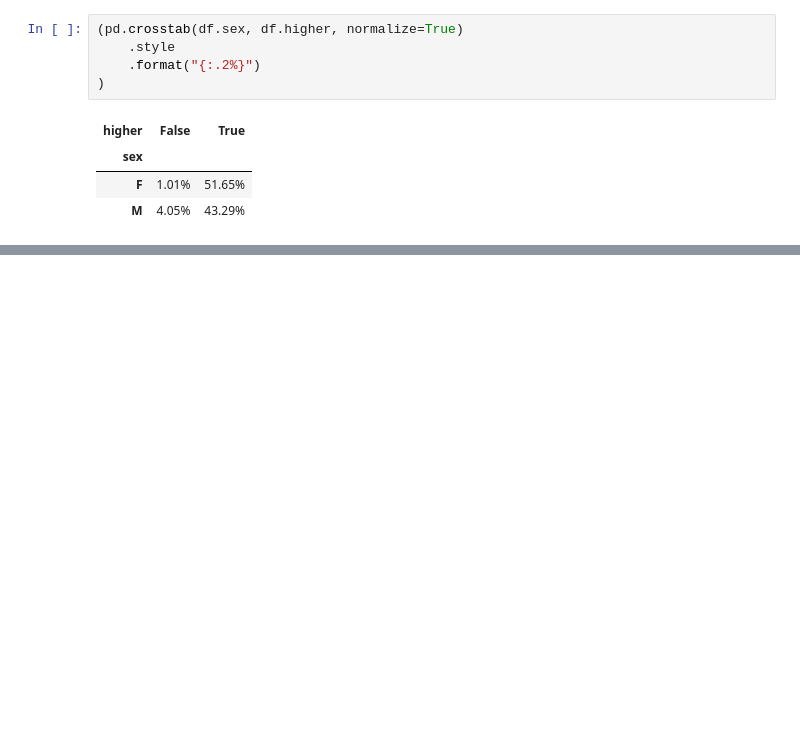
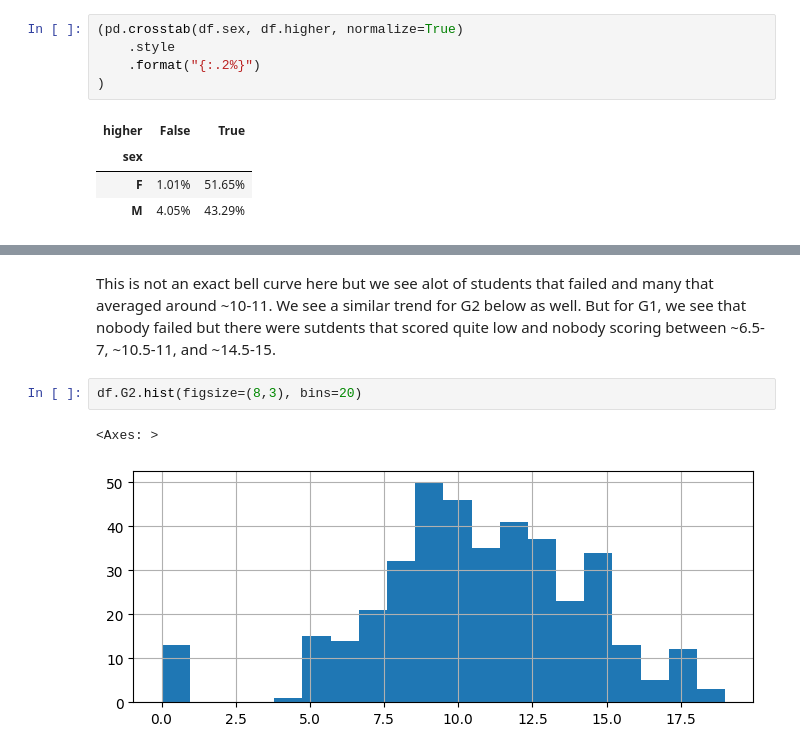
Before and after one commit to agpt8/data_science_portfolio, a Jupyter notebook: student-data-analysis.ipynb, the cells around one changed output, grey strips where cells are left out. Saved outputs shown, nothing was run; the diff lists cells and outputs as text; blank space fills up the shorter version.

```diff
--- a/student-data-analysis.ipynb
+++ b/student-data-analysis.ipynb
@@ -576,0 +599,7 @@ We can also normalise this to show percentages instead of actual values. Dependi
+# %% [markdown]
+This is not an exact bell curve here but we see alot of students that failed and many that averaged around ~10-11. We see a similar trend for G2 below as well. But for G1, we see that nobody failed but there were sutdents that scored quite low and nobody scoring between ~6.5-7, ~10.5-11, and ~14.5-15.
+# %%
+df.G2.hist(figsize=(8,3), bins=20)
+# %% [output]
+<Axes: >
+[figure, added]
```
Also changed, not shown: parts of 14 cells of this notebook.
